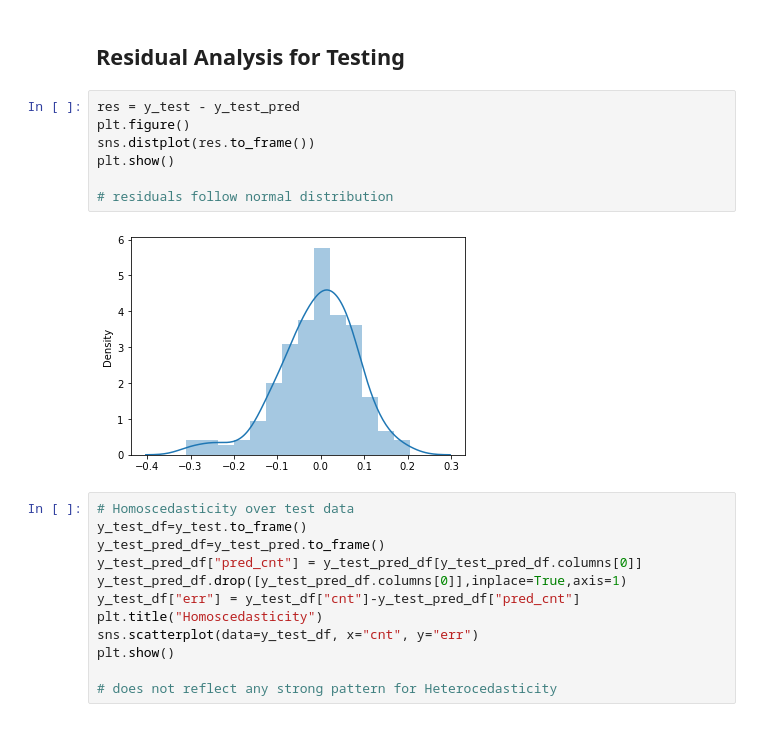
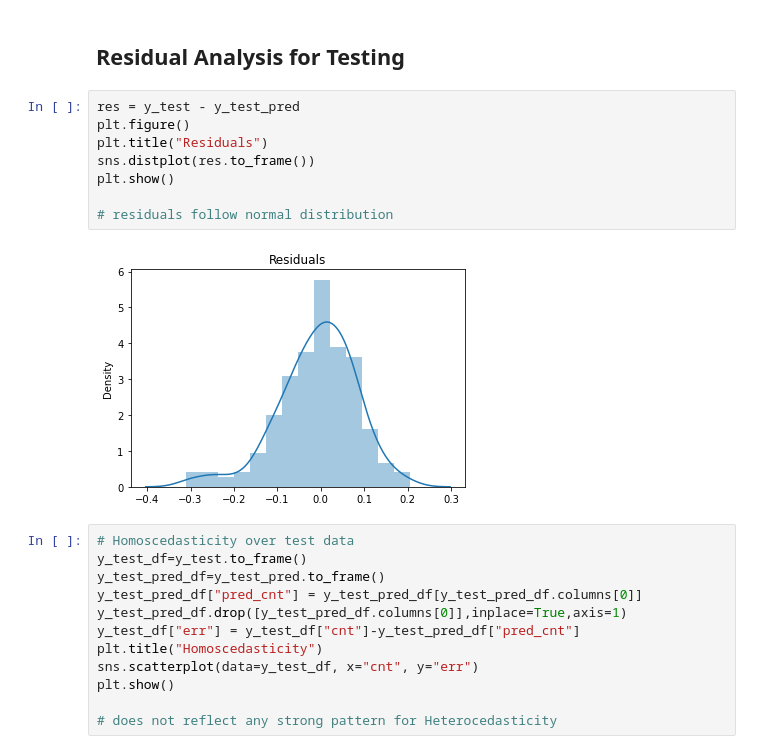
Before and after one commit to santokhsdg/BoomBikes, a Jupyter notebook: BoomBikes.ipynb, the cells around one changed output. Cells and saved outputs as stored; diff of their text form.

```diff
--- a/BoomBikes.ipynb
+++ b/BoomBikes.ipynb
@@ -482,12 +485,13 @@ y_test_pred = lm_rfe.predict(X_test_lm)
 # %%
 res = y_test - y_test_pred
 plt.figure()
+plt.title("Residuals")
 sns.distplot(res.to_frame())
 plt.show()
 
 # residuals follow normal distribution
 # %% [output]
-[figure, old version]
+[figure, new version]
 # %%
 # Homoscedasticity over test data
 y_test_df=y_test.to_frame()
```
Also changed, not shown: parts of 6 cells of this notebook, 1 other file.
